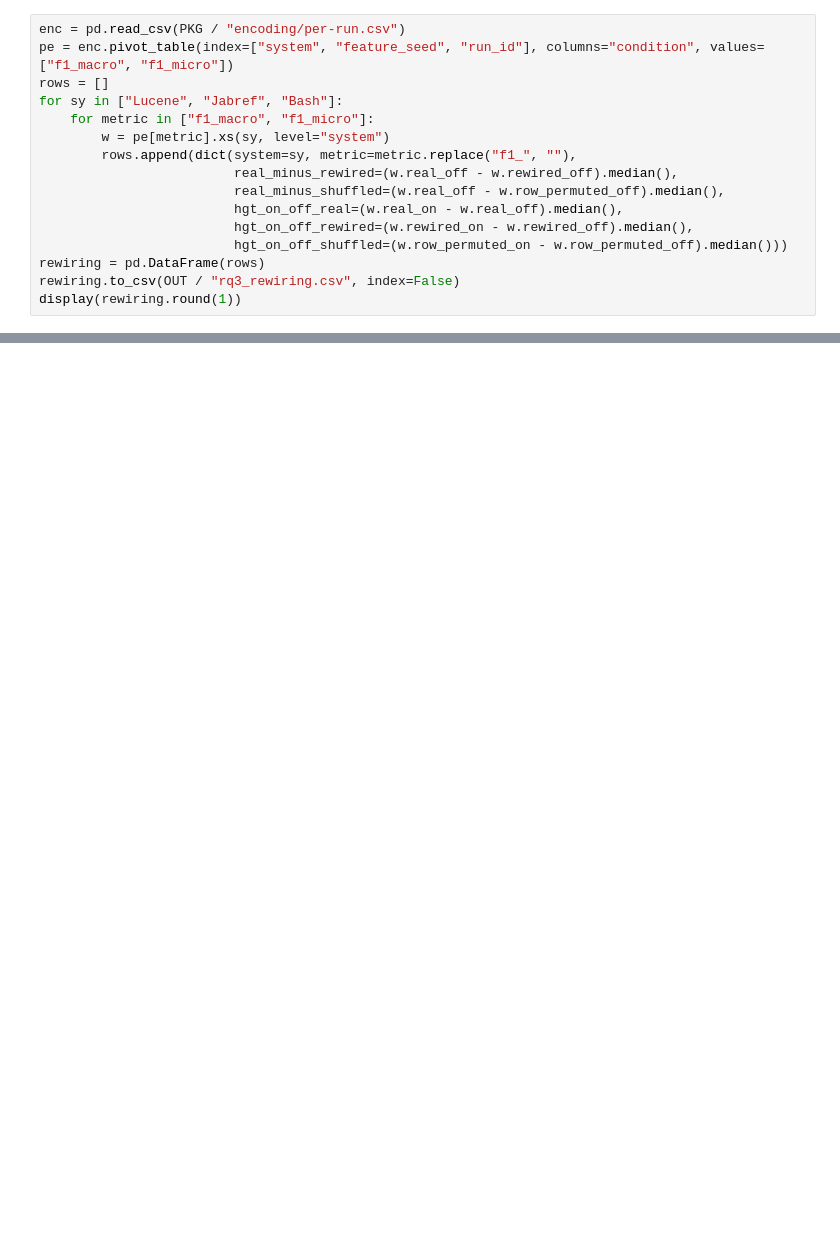
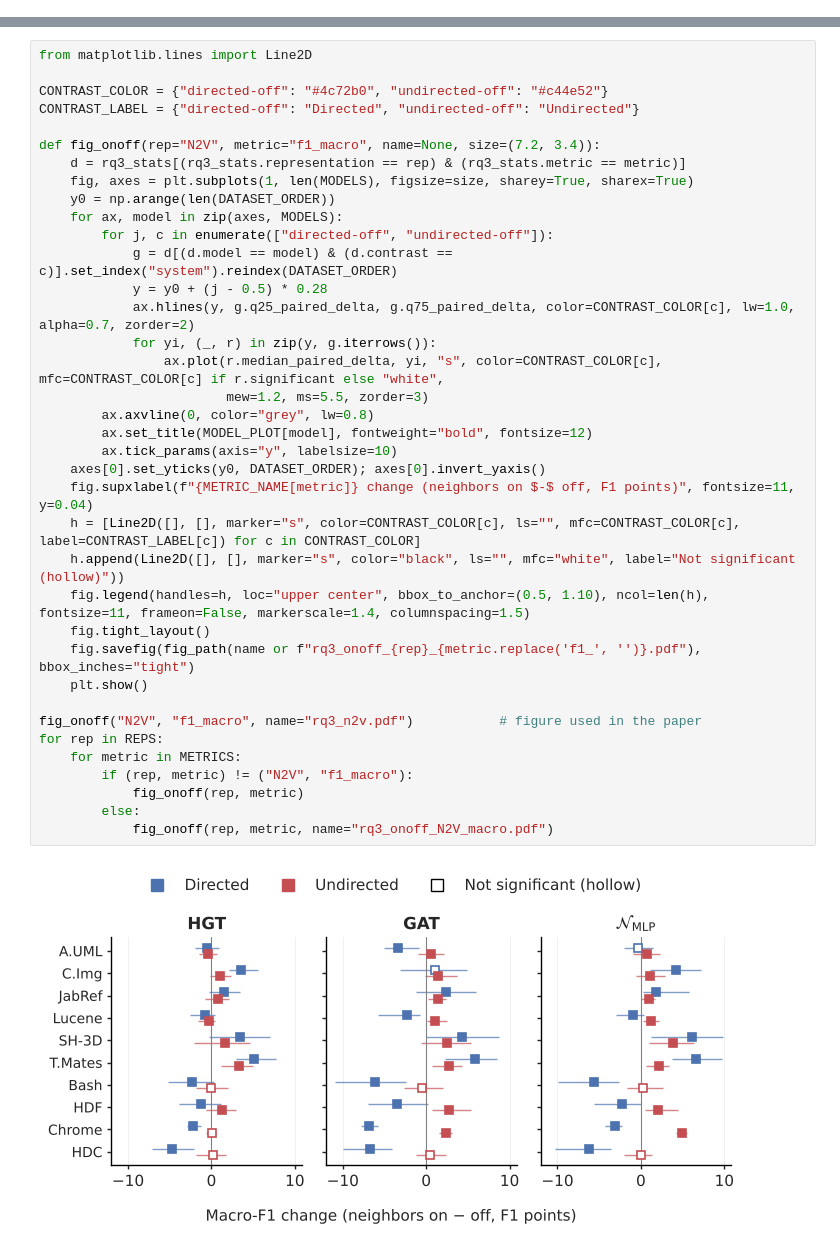
Before and after one commit to jrakhshanda/HetMap, a Jupyter notebook: rq3_analysis.ipynb, the cells around one changed output, grey strips where cells are left out. Saved outputs shown, nothing was run; the diff lists cells and outputs as text; blank space fills up the shorter version.

```diff
--- a/rq3_analysis.ipynb
+++ b/rq3_analysis.ipynb
@@ -260,16 +0,0 @@ Medians over all 30 runs (3 seeds x 10 splits).
-# %%
-enc = pd.read_csv(PKG / "encoding/per-run.csv")
-pe = enc.pivot_table(index=["system", "feature_seed", "run_id"], columns="condition", values=["f1_macro", "f1_micro"])
-rows = []
-for sy in ["Lucene", "Jabref", "Bash"]:
-    for metric in ["f1_macro", "f1_micro"]:
-        w = pe[metric].xs(sy, level="system")
-        rows.append(dict(system=sy, metric=metric.replace("f1_", ""),
-                         real_minus_rewired=(w.real_off - w.rewired_off).median(),
-                         real_minus_shuffled=(w.real_off - w.row_permuted_off).median(),
-                         hgt_on_off_real=(w.real_on - w.real_off).median(),
-                         hgt_on_off_rewired=(w.rewired_on - w.rewired_off).median(),
-                         hgt_on_off_shuffled=(w.row_permuted_on - w.row_permuted_off).median()))
-rewiring = pd.DataFrame(rows)
-rewiring.to_csv(OUT / "rq3_rewiring.csv", index=False)
-display(rewiring.round(1))
@@ -1073,0 +463,39 @@ for_chat: ['README.txt', 'rq3_counts.csv', 'rq3_emb_system.csv', 'rq3_fig_compar
+# %%
+from matplotlib.lines import Line2D
+
+CONTRAST_COLOR = {"directed-off": "#4c72b0", "undirected-off": "#c44e52"}
+CONTRAST_LABEL = {"directed-off": "Directed", "undirected-off": "Undirected"}
+
+def fig_onoff(rep="N2V", metric="f1_macro", name=None, size=(7.2, 3.4)):
+    d = rq3_stats[(rq3_stats.representation == rep) & (rq3_stats.metric == metric)]
+    fig, axes = plt.subplots(1, len(MODELS), figsize=size, sharey=True, sharex=True)
+    y0 = np.arange(len(DATASET_ORDER))
+    for ax, model in zip(axes, MODELS):
+        for j, c in enumerate(["directed-off", "undirected-off"]):
+            g = d[(d.model == model) & (d.contrast == c)].set_index("system").reindex(DATASET_ORDER)
+            y = y0 + (j - 0.5) * 0.28
+            ax.hlines(y, g.q25_paired_delta, g.q75_paired_delta, color=CONTRAST_COLOR[c], lw=1.0, alpha=0.7, zorder=2)
+            for yi, (_, r) in zip(y, g.iterrows()):
+                ax.plot(r.median_paired_delta, yi, "s", color=CONTRAST_COLOR[c], mfc=CONTRAST_COLOR[c] if r.significant else "white",
+                        mew=1.2, ms=5.5, zorder=3)
+        ax.axvline(0, color="grey", lw=0.8)
+        ax.set_title(MODEL_PLOT[model], fontweight="bold", fontsize=12)
+        ax.tick_params(axis="y", labelsize=10)
+    axes[0].set_yticks(y0, DATASET_ORDER); axes[0].invert_yaxis()
+    fig.supxlabel(f"{METRIC_NAME[metric]} change (neighbors on $-$ off, F1 points)", fontsize=11, y=0.04)
+    h = [Line2D([], [], marker="s", color=CONTRAST_COLOR[c], ls="", mfc=CONTRAST_COLOR[c], label=CONTRAST_LABEL[c]) for c in CONTRAST_COLOR]
+    h.append(Line2D([], [], marker="s", color="black", ls="", mfc="white", label="Not significant (hollow)"))
+    fig.legend(handles=h, loc="upper center", bbox_to_anchor=(0.5, 1.10), ncol=len(h), fontsize=11, frameon=False, markerscale=1.4, columnspacing=1.5)
+    fig.tight_layout()
+    fig.savefig(fig_path(name or f"rq3_onoff_{rep}_{metric.replace('f1_', '')}.pdf"), bbox_inches="tight")
+    plt.show()
+
+fig_onoff("N2V", "f1_macro", name="rq3_n2v.pdf")           # figure used in the paper
+for rep in REPS:
+    for metric in METRICS:
+        if (rep, metric) != ("N2V", "f1_macro"):
+            fig_onoff(rep, metric)
+        else:
+            fig_onoff(rep, metric, name="rq3_onoff_N2V_macro.pdf")
+# %% [output]
+[figure, added]
```
Also changed, not shown: parts of 61 cells of this notebook, 39 other files.
